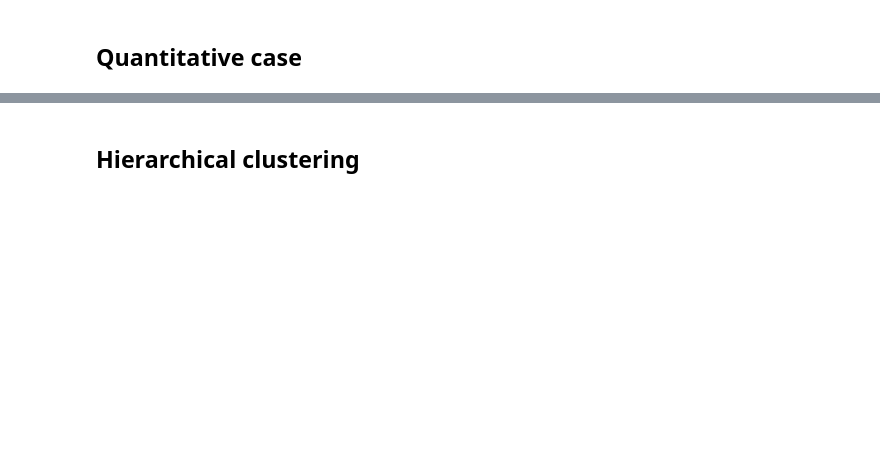
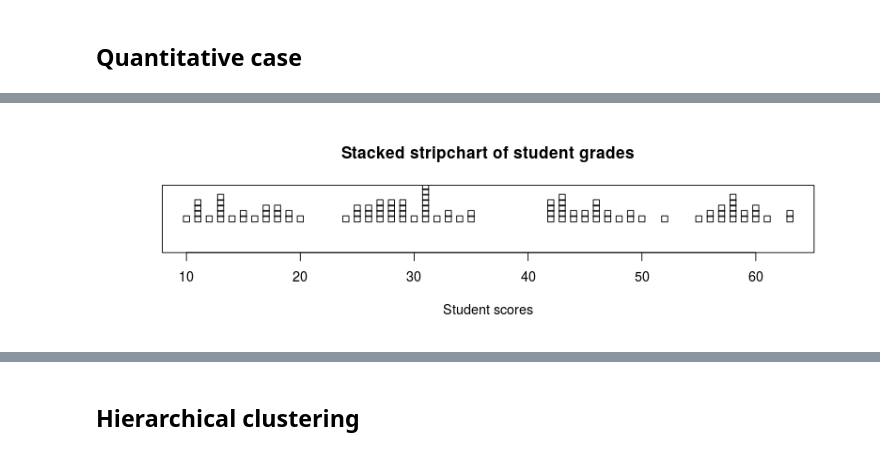
Before and after one commit to BenoitDherin/data-analysis-with-R, a Jupyter notebook: website/content/notebooks/Population.ipynb, the cells around one changed output, grey strips where cells are left out. Drawn from its saved outputs; the diff is of its cells as text; code cells hidden in the pictures; blank space fills up the shorter version.

```diff
--- a/website/content/notebooks/Population.ipynb
+++ b/website/content/notebooks/Population.ipynb
@@ -101,0 +211,21 @@ simulate.grades = function(n, score.max=100, score.mean=score.max/2, score.sd=sc
+# %%
+%%R -r 86 -w 800 -h 400
+
+
+
+simulate.clusters = function(df, simField=2, byField=1, range=c(min=0,max=100), sigma=3)
+{
+    cluster.names   = levels(df[[byField]])
+    clusters        = lapply(cluster.names, function(clname) rownames(df[df[[byField]] == clname, ]))
+    names(clusters) = cluster.names
+
+    cluster.number = length(cluster.names)
+    cluster.means  = round((range['max']/cluster.number -10)*1:cluster.number + rnorm(cluster.number, mean=0, sd=sigma))
+    cluster.means  = sample(cluster.means, cluster.number)
+
+    for(i in 1:cluster.number) df[clusters[[i]], simField] = simulate.grades(length(clusters[[i]]),
+                                                      score.mean=cluster.means[i],
+                                                      score.sd=sigma);
+    return(df)
+
+}
@@ -101,0 +250,8 @@ simulate.grades = function(n, score.max=100, score.mean=score.max/2, score.sd=sc
+# %%
+%%R  -r 86 -w 800 -h 230
+
+scores = gradeBook$Score
+names(scores) = rownames(gradeBook)
+stripchart(scores, method='stack', xlab='Student scores', main='Stacked stripchart of student grades')
+# %% [output]
+[figure, added]
```
Also changed, not shown: parts of 87 cells of this notebook.
